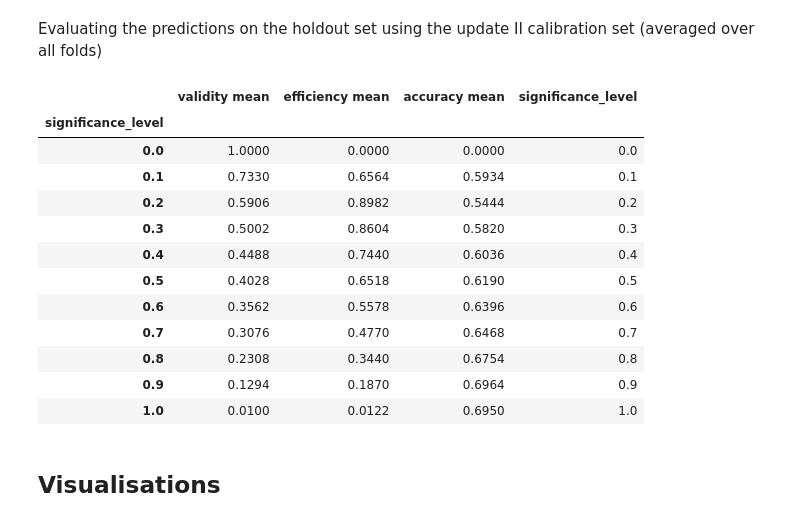
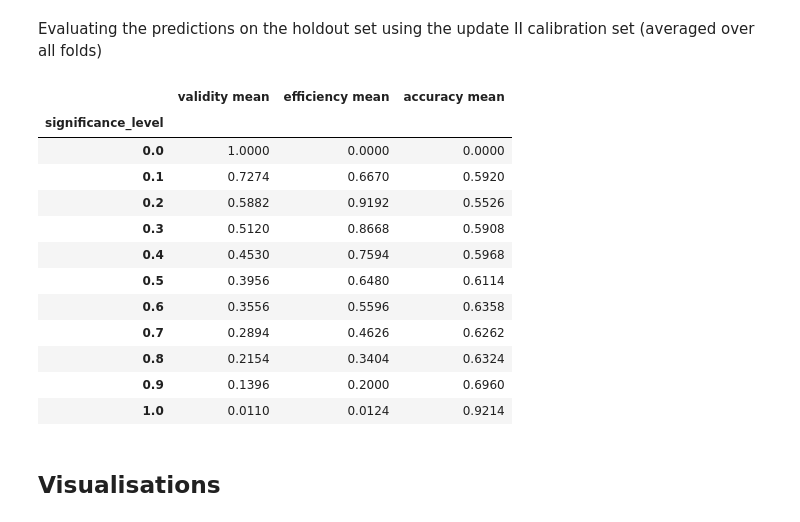
Before and after one commit to volkamerlab/CPrecalibration_manuscript_SI, a Jupyter notebook: code/1_continuous_calibration_example.ipynb, the cells around one changed output. Drawn from its saved outputs; the diff is of its cells as text; code cells hidden in the pictures.

```diff
--- a/code/1_continuous_calibration_example.ipynb
+++ b/code/1_continuous_calibration_example.ipynb
@@ -478,21 +495,21 @@ cross_validator.cross_validate_calibrate_update(X_update=X_update2, y_update=y_u
 # %% [markdown]
 Evaluating the predictions on the holdout set using the update II calibration set (averaged over all folds)
 # %%
-cross_validator.averaged_evaluation_df_cal_update_2[["validity mean", "efficiency mean", "accuracy mean", "significance_level"]]
+cross_validator.averaged_evaluation_df_cal_update_2[["validity mean", "efficiency mean", "accuracy mean"]]
 # %% [output]
-|  | validity mean | efficiency mean | accuracy mean | significance_level |
-| significance_level |  |  |  |  |
-| 0.0 | 1.0000 | 0.0000 | 0.0000 | 0.0 |
-| 0.1 | 0.7330 | 0.6564 | 0.5934 | 0.1 |
-| 0.2 | 0.5906 | 0.8982 | 0.5444 | 0.2 |
-| 0.3 | 0.5002 | 0.8604 | 0.5820 | 0.3 |
-| 0.4 | 0.4488 | 0.7440 | 0.6036 | 0.4 |
-| 0.5 | 0.4028 | 0.6518 | 0.6190 | 0.5 |
-| 0.6 | 0.3562 | 0.5578 | 0.6396 | 0.6 |
-| 0.7 | 0.3076 | 0.4770 | 0.6468 | 0.7 |
-| 0.8 | 0.2308 | 0.3440 | 0.6754 | 0.8 |
-| 0.9 | 0.1294 | 0.1870 | 0.6964 | 0.9 |
-| 1.0 | 0.0100 | 0.0122 | 0.6950 | 1.0 |
+|  | validity mean | efficiency mean | accuracy mean |
+| significance_level |  |  |  |
+| 0.0 | 1.0000 | 0.0000 | 0.0000 |
+| 0.1 | 0.7274 | 0.6670 | 0.5920 |
+| 0.2 | 0.5882 | 0.9192 | 0.5526 |
+| 0.3 | 0.5120 | 0.8668 | 0.5908 |
+| 0.4 | 0.4530 | 0.7594 | 0.5968 |
+| 0.5 | 0.3956 | 0.6480 | 0.6114 |
+| 0.6 | 0.3556 | 0.5596 | 0.6358 |
+| 0.7 | 0.2894 | 0.4626 | 0.6262 |
+| 0.8 | 0.2154 | 0.3404 | 0.6324 |
+| 0.9 | 0.1396 | 0.2000 | 0.6960 |
+| 1.0 | 0.0110 | 0.0124 | 0.9214 |
 # %% [markdown]
 ## Visualisations
 # %% [markdown]
```
Also changed, not shown: parts of 49 cells of this notebook.
